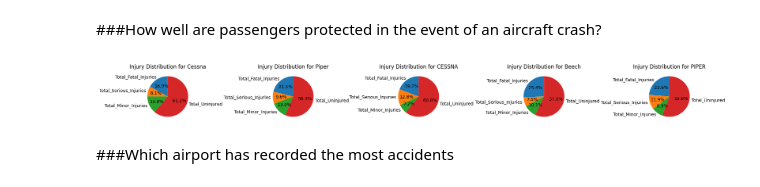
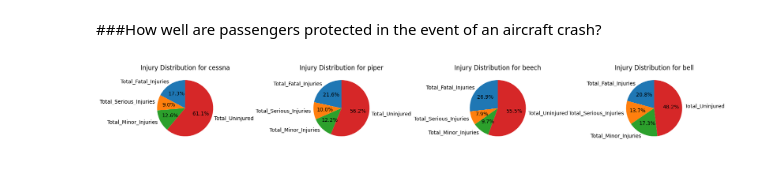
Before and after one commit to Haender-Michael/Haender_practice, a Jupyter notebook: Copie_de_Copie_de_Untitled1.ipynb, the cells around one changed output. Saved outputs shown, nothing was run; the diff lists cells and outputs as text; code cells hidden in the pictures.

```diff
--- a/Copie_de_Copie_de_Untitled1.ipynb
+++ b/Copie_de_Copie_de_Untitled1.ipynb
@@ -256,6 +212,6 @@ df2[df2.columns.intersection(categorical_data)].sample(15)
 # %%
-# now let's replace all of the Null value with UNKNOWN
-df2[list(categorical_data)] = df2[list(categorical_data)].applymap(
+# now let's replace all of the Null value with 'UNKNOWN':
+df2[categorical_data] = df2[categorical_data].applymap(
     lambda x: 'UNKNOWN' if pd.isna(x) else x
 )
 df2.sample(5)
@@ -275,0 +231,3 @@ See the caveats in the documentation: https://pandas.pydata.org/pandas-docs/stab
+# %%
+# Convert all entries to lowercase so that same values does not appear different ways.
+df2[categorical_data] = df2[categorical_data].apply(lambda x: x.str.lower())
@@ -291,0 +294,7 @@ To address(not answer) this question a bar chart of the top 5 Aircraft Makes tha
+# %%
+# df2['Make'].value_counts()
+# by running the function above we can spot Cessna  more than one time.
+# piper also reappear as PIPER.
+# and many more typos.
+# let's fix that
+df2["Make"] = df2["Make"].str.lower()
@@ -479,3 +499,0 @@ plt.show()
-# %%
-# Simple cleaning
-df2['Aircraft_damage'] = df2['Aircraft_damage'].replace('Unknown', 'UNKNOWN')
@@ -490,33 +505,32 @@ df2['Aircraft_damage'].value_counts(5)
 # %% [markdown]
 ###How well are passengers protected in the event of an aircraft crash?
 # %%
-# this will be better answer with Interractive dashbord that will be submitted along with this notebook.
-# for this analysis we will give an answe for the 5 most recurrent Aircraft Make
-# 5 pie chart will be provided.
+# this will be better answered with an interactive dashboard that will be submitted along with this notebook.
+# for this analysis, we will provide an answer for the 4 most recurrent aircraft makes.
+# 5 pie charts will be provided.
+
+# Get the 4 most recurrent aircraft makes
+# Get the 4 most recurrent aircraft makes
+top_4_makes = df2['Make'].value_counts().head(4)
 
 
-# Get the 5 most recurrent Aircraft Makes
-top_5_makes = df2['Make'].value_counts().head(5)
+# Create figure and axes for  pie charts
+fig, axes = plt.subplots(1, 4, figsize=(17, 10))
 
-# Create figure and axes for 5 pie charts
-fig, axes = plt.subplots(1, 5, figsize=(20, 5))
-
-# Loop through each Aircraft Make and generate a pie chart
-for i, make in enumerate(top_5_makes.index):
-    # Filter data for the specific Aircraft Make
+# Loop through each aircraft make and generate a pie chart
+for i, make in enumerate(top_4_makes.index):
+    # Filter data for the specific aircraft make
     make_data = df2[df2['Make'] == make][['Total_Fatal_Injuries', 'Total_Serious_Injuries', 'Total_Minor_Injuries', 'Total_Uninjured']]
 
     # Sum injury types
     injury_counts = make_data.sum()
 
     # Generate pie chart
-    axes[i].pie(injury_counts, labels=injury_counts.index, autopct="%1.1f%%", startangle=90)
+    axes[i].pie(injury_counts, labels=list(injury_counts.index), autopct="%1.1f%%", startangle=90)
     axes[i].set_title(f"Injury Distribution for {make}")
 
 # Improve layout for clarity
 plt.tight_layout()
 plt.show()
 # %% [output]
-[figure, old version]
+[figure, new version]
-# %% [markdown]
-###Which airport has recorded the most accidents
```
Also changed, not shown: parts of 45 cells of this notebook.
